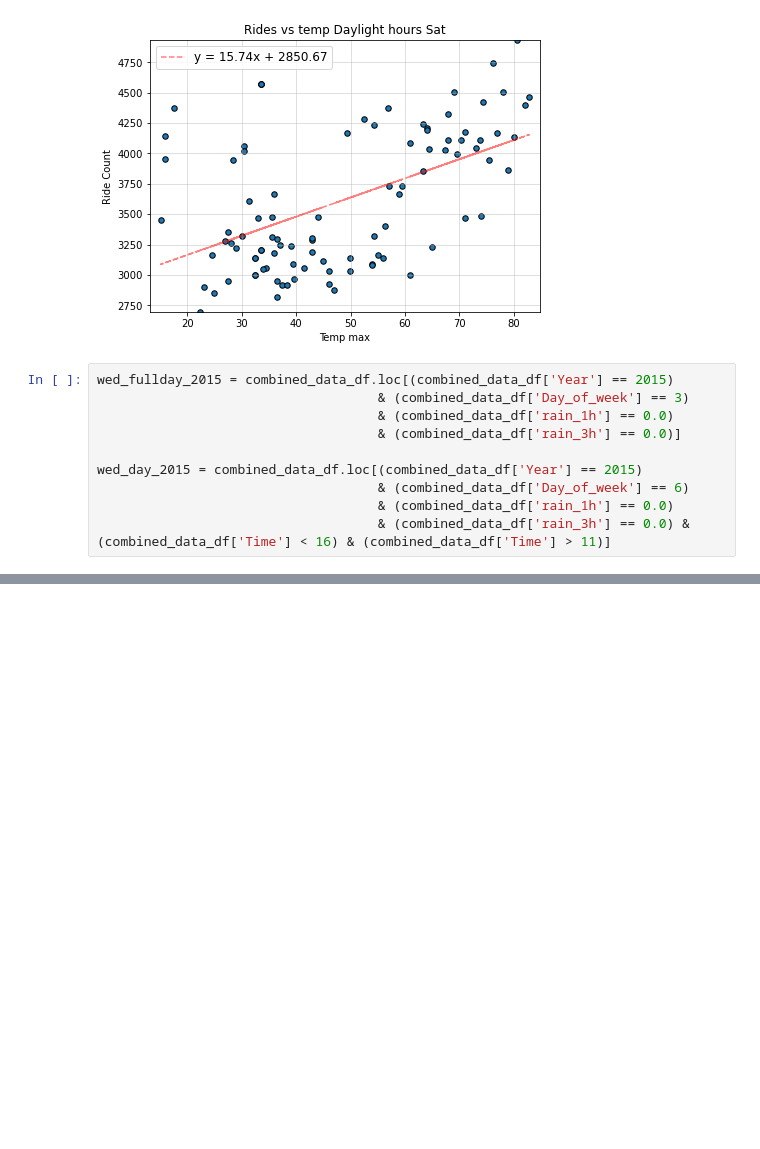
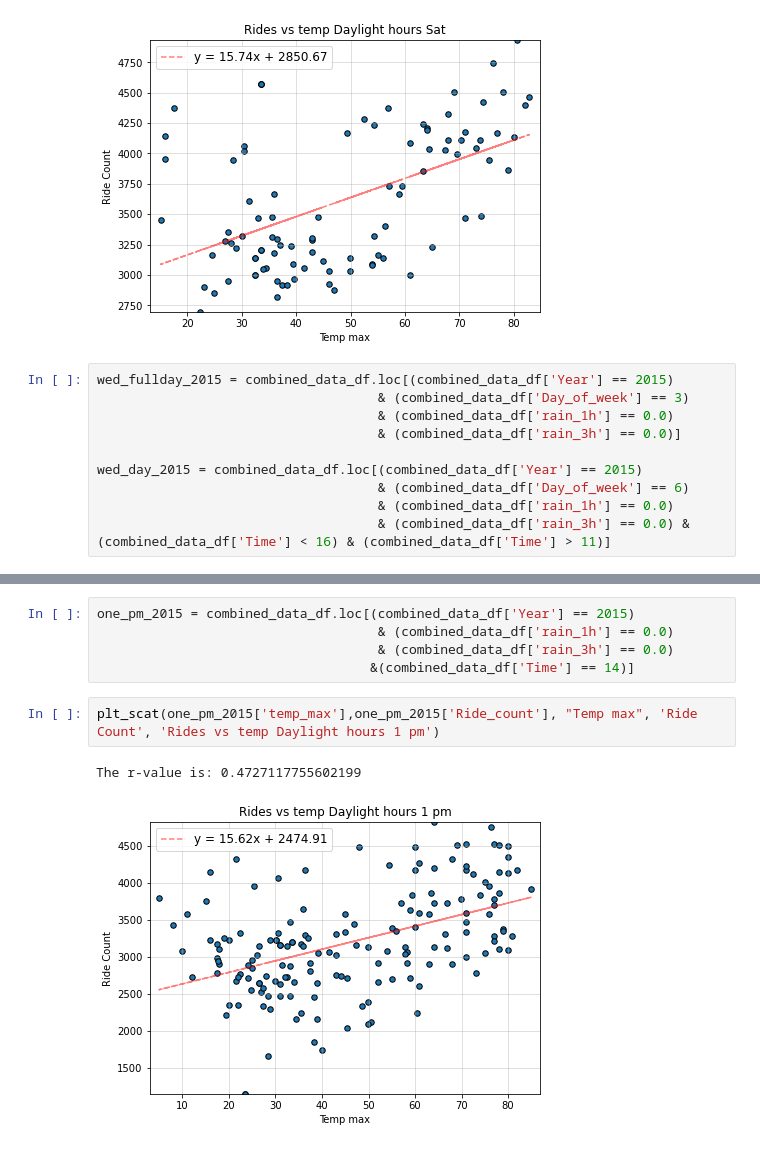
Before and after one commit to JacobTrevithick/Uber-Ride-Count-Weather-Analysis, a Jupyter notebook: Sat_Wed_Sun_Plots.ipynb, the cells around one changed output, grey strips where cells are left out. Drawn from its saved outputs; the diff is of its cells as text; blank space fills up the shorter version.

```diff
--- a/Sat_Wed_Sun_Plots.ipynb
+++ b/Sat_Wed_Sun_Plots.ipynb
@@ -125,0 +126,10 @@ The r-value is: 0.5129626236382996
+# %%
+one_pm_2015 = combined_data_df.loc[(combined_data_df['Year'] == 2015)
+                                    & (combined_data_df['rain_1h'] == 0.0)
+                                    & (combined_data_df['rain_3h'] == 0.0)
+                                   &(combined_data_df['Time'] == 14)]
+# %%
+plt_scat(one_pm_2015['temp_max'],one_pm_2015['Ride_count'], "Temp max", 'Ride Count', 'Rides vs temp Daylight hours 1 pm')
+# %% [output]
+The r-value is: 0.4727117755602199
+[figure, added]
```
Also changed, not shown: parts of 2 cells of this notebook.
